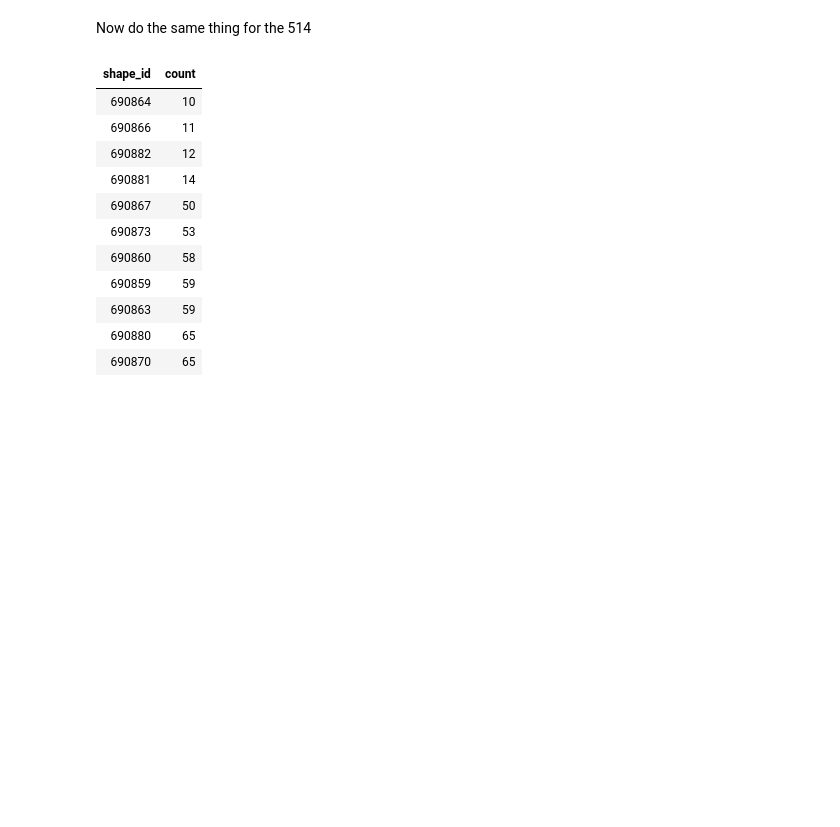
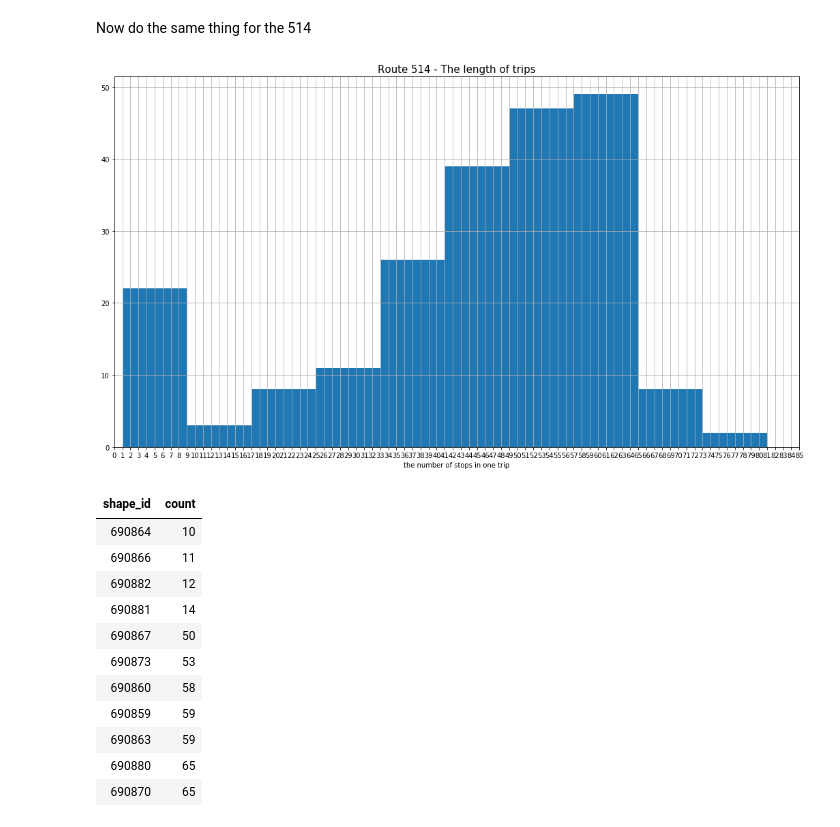
Before and after one commit to webgisgeek/bdit_data-sources, a Jupyter notebook: ttc/validating_cis_processing.ipynb, the cells around one changed output. Saved outputs shown, nothing was run; the diff lists cells and outputs as text; code cells hidden in the pictures; blank space fills up the shorter version.

Commit message:
analysis of trip length after removal of non-service stops

```diff
--- a/ttc/validating_cis_processing.ipynb
+++ b/ttc/validating_cis_processing.ipynb
@@ -613,3 +590,13 @@ with con:
+# %%
+trips_514 = pandasql.read_sql(sql_find_tripIDs3, con)
+trips_514.hist(figsize=(18,10))
+plt.xlabel('the number of stops in one trip')
+plt.title('Route 514 - The length of trips')
+ax = plt.gca()
+ax.set_xlim([0, 85])
+ax.xaxis.set_major_locator(ticker.MultipleLocator(1))
+# %% [output]
+[figure, added]
 # %%
 sql_504_shapes = '''
 SELECT shape_id, count(*) FROM dzou2.dd_504_stop_pattern
```
Also changed, not shown: parts of 35 cells of this notebook.
